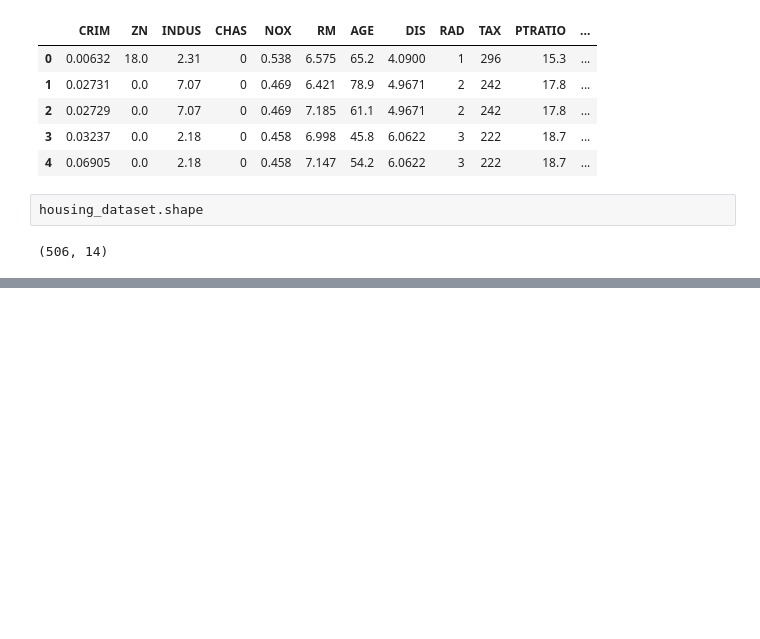
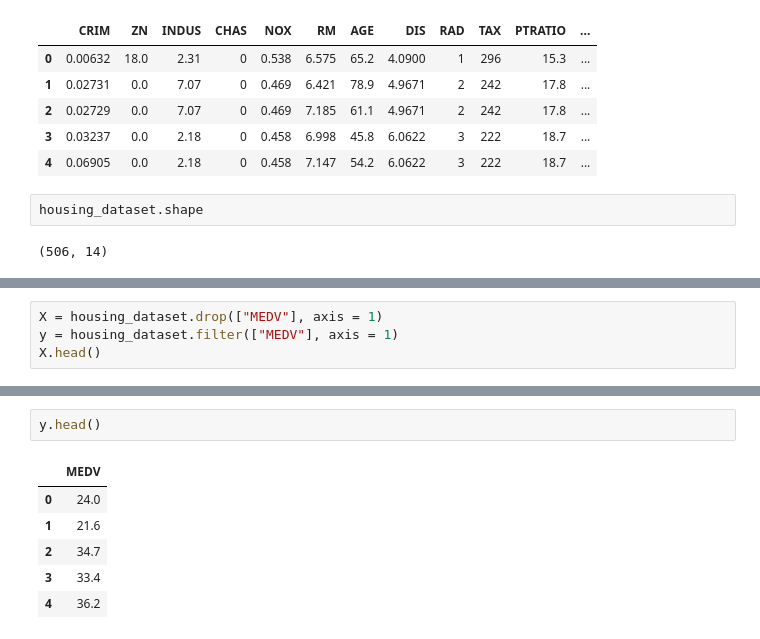
Before and after one commit to romedal/ML_LinearRegression, a Jupyter notebook: LinearRegression.ipynb, the cells around one changed output, grey strips where cells are left out. Cells and saved outputs as stored; diff of their text form; blank space fills up the shorter version.

```diff
--- a/LinearRegression.ipynb
+++ b/LinearRegression.ipynb
@@ -49,0 +52,4 @@ sns.heatmap(corr)
+# %%
+X = housing_dataset.drop(["MEDV"], axis = 1)
+y = housing_dataset.filter(["MEDV"], axis = 1)
+X.head()
@@ -49,0 +63,9 @@ sns.heatmap(corr)
+# %%
+y.head()
+# %% [output]
+|  | MEDV |
+| 0 | 24.0 |
+| 1 | 21.6 |
+| 2 | 34.7 |
+| 3 | 33.4 |
+| 4 | 36.2 |
```
Also changed, not shown: parts of 3 cells of this notebook.
